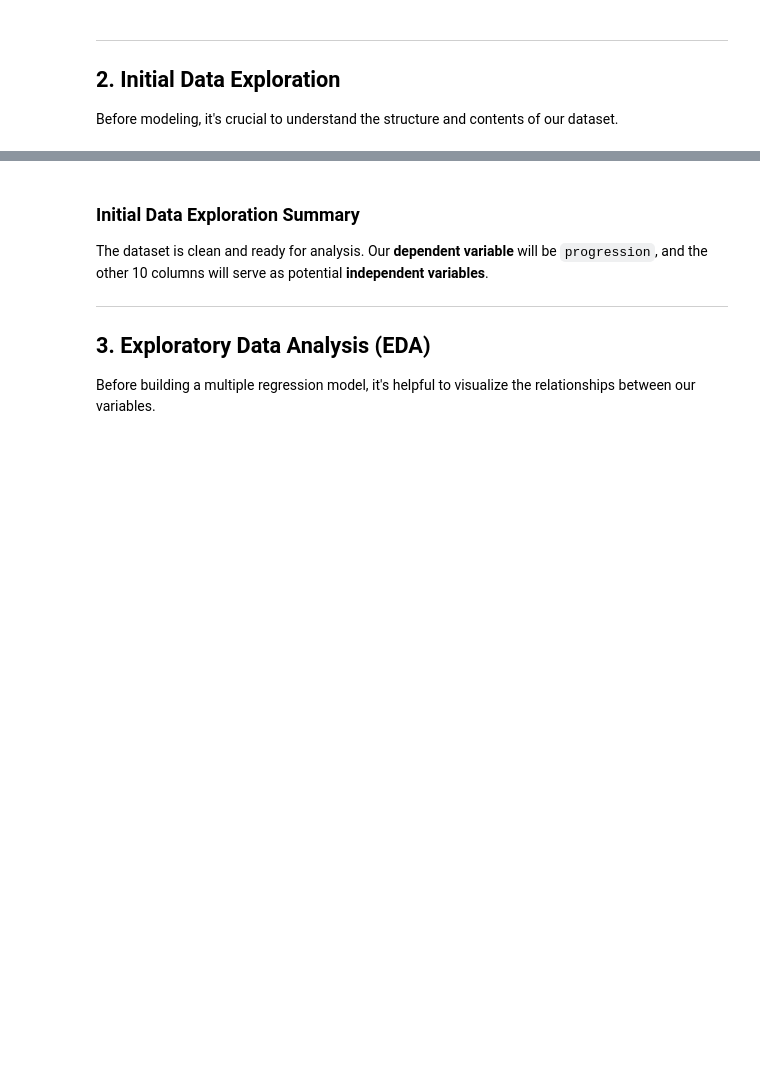
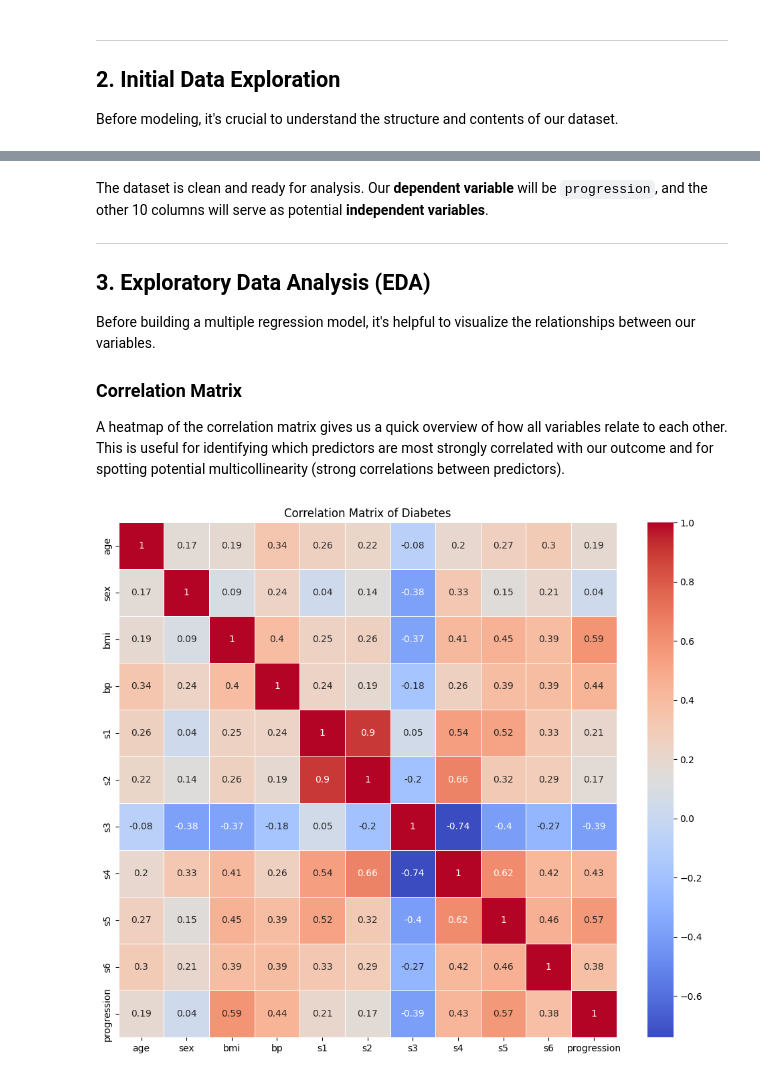
Before and after one commit to ibrahim-kocyigit/kocyigit-dsml, a Jupyter notebook: 03_specializations/01_fitting_statistical_models_to_data_with_python/01_considerations_for_statistical_modeling/06_getting_started_with_modeling_in_python.ipynb, the cells around one changed output, grey strips where cells are left out. Saved outputs shown, nothing was run; the diff lists cells and outputs as text; code cells hidden in the pictures; blank space fills up the shorter version.

```diff
--- a/03_specializations/01_fitting_statistical_models_to_data_with_python/01_considerations_for_statistical_modeling/06_getting_started_with_modeling_in_python.ipynb
+++ b/03_specializations/01_fitting_statistical_models_to_data_with_python/01_considerations_for_statistical_modeling/06_getting_started_with_modeling_in_python.ipynb
@@ -68,10 +68,25 @@ First 5 rows of the dataset:
 | 3 | -0.089063 | -0.044642 | -0.011595 | -0.036656 | 0.012191 | 0.024991 | -0.036038 | 0.034309 | 0.022688 | -0.009362 | 206.0 |
 | 4 | 0.005383 | -0.044642 | -0.036385 | 0.021872 | 0.003935 | 0.015596 | 0.008142 | -0.002592 | -0.031988 | -0.046641 | 135.0 |
 # %% [markdown]
-### Initial Data Exploration Summary
 The dataset is clean and ready for analysis. Our **dependent variable** will be `progression`, and the other 10 columns will serve as potential **independent variables**.
 
 ---
 
 ## 3. Exploratory Data Analysis (EDA)
 Before building a multiple regression model, it's helpful to visualize the relationships between our variables.
+
+### Correlation Matrix
+A heatmap of the correlation matrix gives us a quick overview of how all variables relate to each other. This is useful for identifying which predictors are most strongly correlated with our outcome and for spotting potential multicollinearity (strong correlations between predictors).
+# %%
+# Set up the matplotlib figure
+plt.figure(figsize=(12, 10))
+
+# Calculate the correlation matrix
+correlation_matrix = df.corr().round(2)
+
+# Draw the heatmap
+sns.heatmap(correlation_matrix, annot=True, cmap="coolwarm", linewidths=.5)
+plt.title("Correlation Matrix of Diabetes")
+plt.show()
+# %% [output]
+[figure, added]
```
Also changed, not shown: parts of 1 cell of this notebook.
